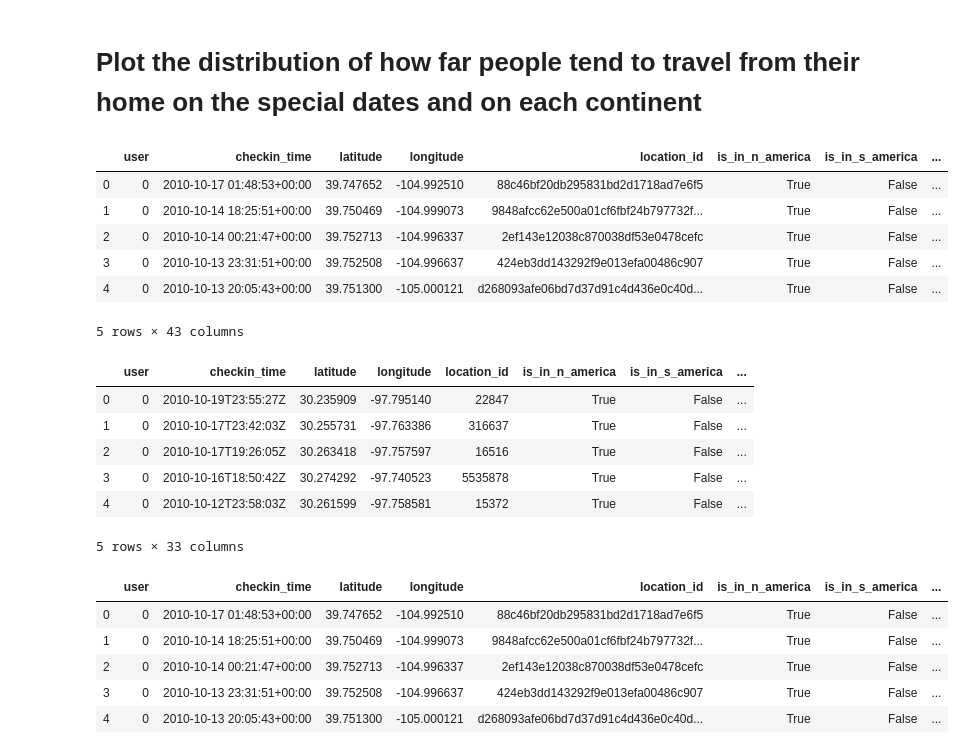
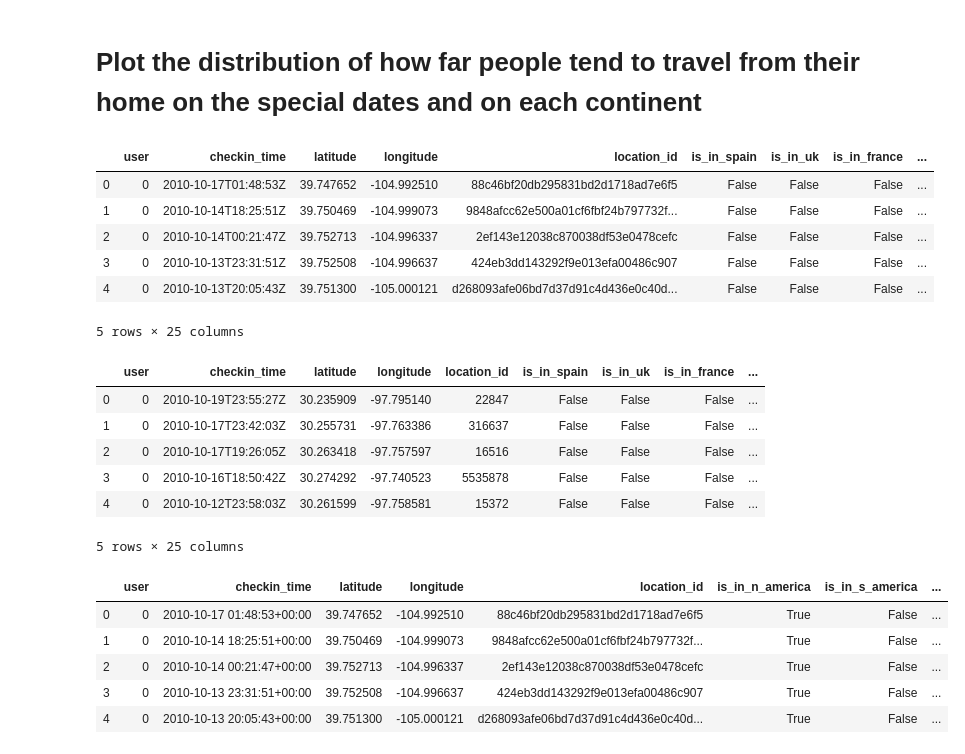
Before and after one commit to epfl-ada/ada-2020-project-milestone-p3-p3_bcd, a Jupyter notebook: Creative extension.ipynb, the cells around one changed output. Saved outputs shown, nothing was run; the diff lists cells and outputs as text; code cells hidden in the pictures.

```diff
--- a/Creative extension.ipynb
+++ b/Creative extension.ipynb
@@ -709,29 +710,29 @@ plt.subplots_adjust(hspace = 0.5)
 # %%
 def get_dataframe_txt(name):
     return pd.read_csv(data_folder + name, compression='gzip', sep=',')
-g_final = get_dataframe_txt('g_final.txt.gz')
-b_final = get_dataframe_txt('b_final.txt.gz')
+g_with_dist = get_dataframe_txt('g_with_dist.txt.gz')
+b_with_dist = get_dataframe_txt('b_with_dist.txt.gz')
 # %%
-b_final = b_final.drop(['Unnamed: 0', 'Unnamed: 0.1'], axis = 1)
-g_final = g_final.drop(['Unnamed: 0', 'Unnamed: 0.1'], axis = 1)
+b_with_dist = b_with_dist.drop(['Unnamed: 0', 'Unnamed: 0.1'], axis = 1)
+g_with_dist = g_with_dist.drop(['Unnamed: 0', 'Unnamed: 0.1'], axis = 1)
 # %%
-b_final.head()
+b_with_dist.head()
 # %% [output]
-|  | user | checkin_time | latitude | longitude | location_id | is_in_n_america | is_in_s_america | ... |
-| 0 | 0 | 2010-10-17 01:48:53+00:00 | 39.747652 | -104.992510 | 88c46bf20db295831bd2d1718ad7e6f5 | True | False | ... |
-| 1 | 0 | 2010-10-14 18:25:51+00:00 | 39.750469 | -104.999073 | 9848afcc62e500a01cf6fbf24b797732f... | True | False | ... |
-| 2 | 0 | 2010-10-14 00:21:47+00:00 | 39.752713 | -104.996337 | 2ef143e12038c870038df53e0478cefc | True | False | ... |
-| 3 | 0 | 2010-10-13 23:31:51+00:00 | 39.752508 | -104.996637 | 424eb3dd143292f9e013efa00486c907 | True | False | ... |
-| 4 | 0 | 2010-10-13 20:05:43+00:00 | 39.751300 | -105.000121 | d268093afe06bd7d37d91c4d436e0c40d... | True | False | ... |
+|  | user | checkin_time | latitude | longitude | location_id | is_in_spain | is_in_uk | is_in_france | ... |
+| 0 | 0 | 2010-10-17T01:48:53Z | 39.747652 | -104.992510 | 88c46bf20db295831bd2d1718ad7e6f5 | False | False | False | ... |
+| 1 | 0 | 2010-10-14T18:25:51Z | 39.750469 | -104.999073 | 9848afcc62e500a01cf6fbf24b797732f... | False | False | False | ... |
+| 2 | 0 | 2010-10-14T00:21:47Z | 39.752713 | -104.996337 | 2ef143e12038c870038df53e0478cefc | False | False | False | ... |
+| 3 | 0 | 2010-10-13T23:31:51Z | 39.752508 | -104.996637 | 424eb3dd143292f9e013efa00486c907 | False | False | False | ... |
+| 4 | 0 | 2010-10-13T20:05:43Z | 39.751300 | -105.000121 | d268093afe06bd7d37d91c4d436e0c40d... | False | False | False | ... |
-5 rows × 43 columns
+5 rows × 25 columns
 # %%
-g_final.head()
+g_with_dist.head()
 # %% [output]
-|  | user | checkin_time | latitude | longitude | location_id | is_in_n_america | is_in_s_america | ... |
-| 0 | 0 | 2010-10-19T23:55:27Z | 30.235909 | -97.795140 | 22847 | True | False | ... |
-| 1 | 0 | 2010-10-17T23:42:03Z | 30.255731 | -97.763386 | 316637 | True | False | ... |
-| 2 | 0 | 2010-10-17T19:26:05Z | 30.263418 | -97.757597 | 16516 | True | False | ... |
-| 3 | 0 | 2010-10-16T18:50:42Z | 30.274292 | -97.740523 | 5535878 | True | False | ... |
-| 4 | 0 | 2010-10-12T23:58:03Z | 30.261599 | -97.758581 | 15372 | True | False | ... |
+|  | user | checkin_time | latitude | longitude | location_id | is_in_spain | is_in_uk | is_in_france | ... |
+| 0 | 0 | 2010-10-19T23:55:27Z | 30.235909 | -97.795140 | 22847 | False | False | False | ... |
+| 1 | 0 | 2010-10-17T23:42:03Z | 30.255731 | -97.763386 | 316637 | False | False | False | ... |
+| 2 | 0 | 2010-10-17T19:26:05Z | 30.263418 | -97.757597 | 16516 | False | False | False | ... |
+| 3 | 0 | 2010-10-16T18:50:42Z | 30.274292 | -97.740523 | 5535878 | False | False | False | ... |
+| 4 | 0 | 2010-10-12T23:58:03Z | 30.261599 | -97.758581 | 15372 | False | False | False | ... |
-5 rows × 33 columns
+5 rows × 25 columns
 # %%
```
Also changed, not shown: parts of 21 cells of this notebook.
